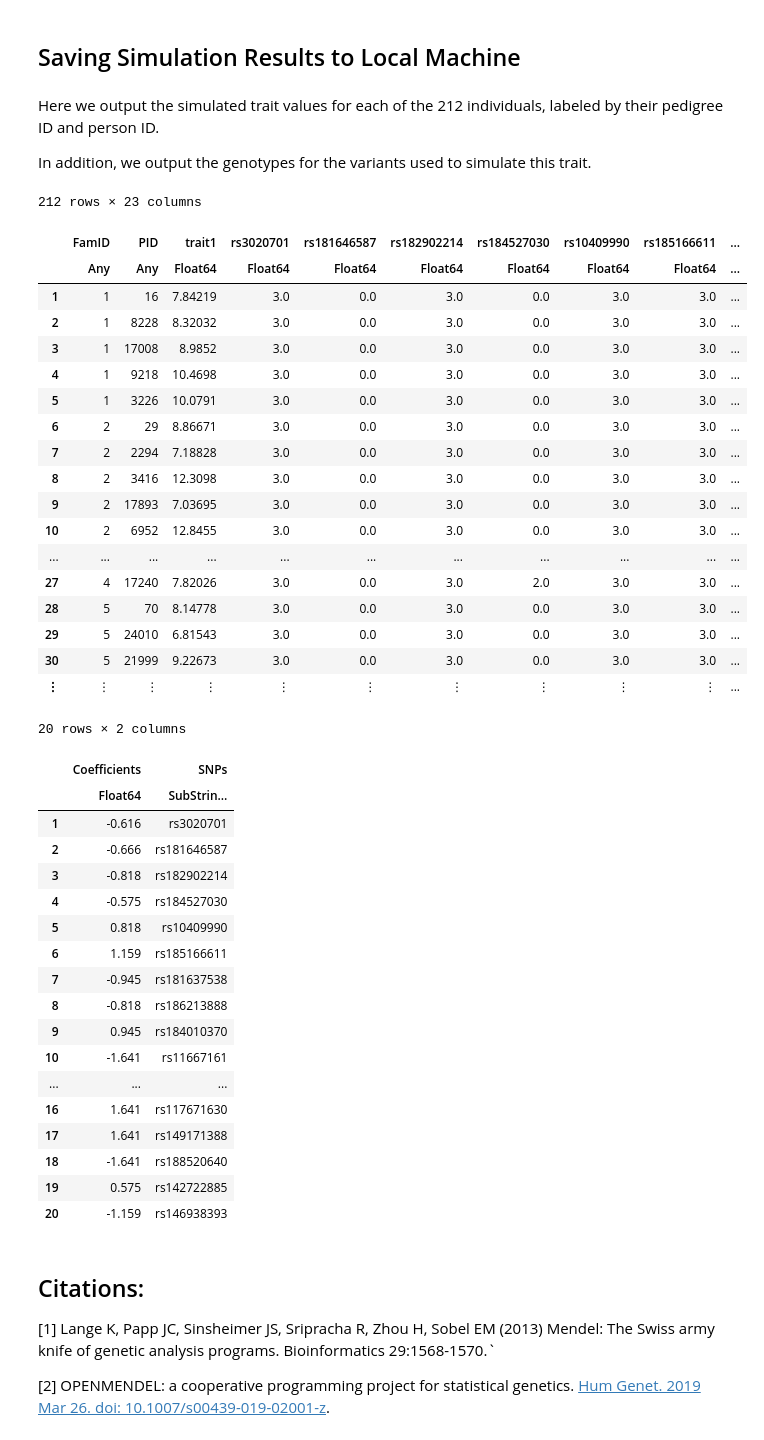
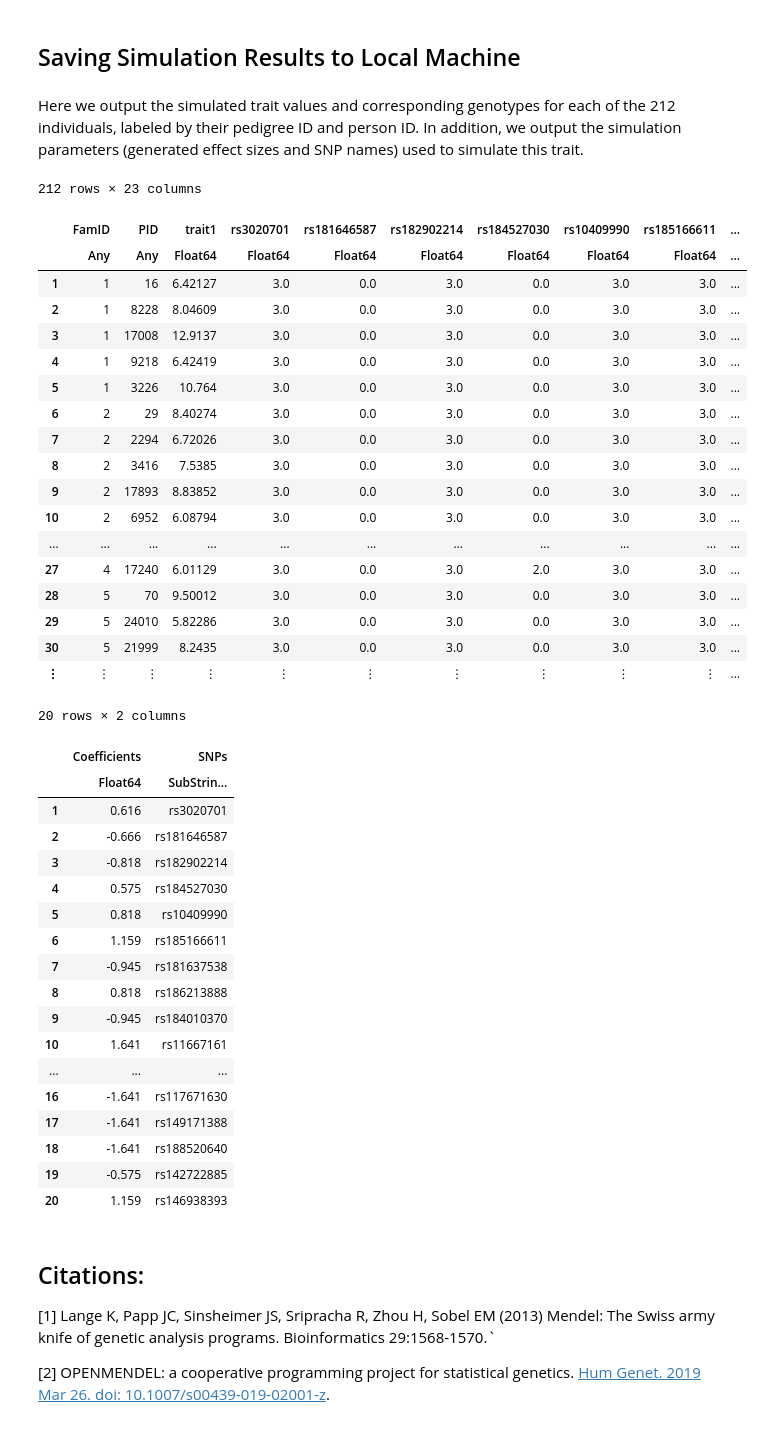
Before and after one commit to OpenMendel/TraitSimulation.jl, a Jupyter notebook: docs/TraitSimulation_28e.ipynb, the cells around one changed output. Saved outputs shown, nothing was run; the diff lists cells and outputs as text; code cells hidden in the pictures.

```diff
--- a/docs/TraitSimulation_28e.ipynb
+++ b/docs/TraitSimulation_28e.ipynb
@@ -768,54 +812,52 @@ describe(trait_rare_20_snps, stats = [:mean, :std, :min, :max, :eltype])
 # %% [markdown]
 ## Saving Simulation Results to Local Machine
 # %% [markdown]
-Here we output the simulated trait values for each of the 212 individuals, labeled by their pedigree ID and person ID.
-
-In addition, we output the genotypes for the variants used to simulate this trait.
+Here we output the simulated trait values and corresponding genotypes for each of the 212 individuals, labeled by their pedigree ID and person ID. In addition, we output the simulation parameters (generated effect sizes and SNP names) used to simulate this trait.
 # %%
-Trait2_mixed = hcat(Fam_Person_id, trait_rare_20_snps, geno_rare20_converted)
+Trait3_rare = hcat(Fam_Person_id, trait_rare_20_snps, geno_rare20_converted)
 # %% [output]
 212 rows × 23 columns
 |  | FamID | PID | trait1 | rs3020701 | rs181646587 | rs182902214 | rs184527030 | rs10409990 | rs185166611 | ... |
 |  | Any | Any | Float64 | Float64 | Float64 | Float64 | Float64 | Float64 | Float64 | ... |
-| 1 | 1 | 16 | 7.84219 | 3.0 | 0.0 | 3.0 | 0.0 | 3.0 | 3.0 | ... |
-| 2 | 1 | 8228 | 8.32032 | 3.0 | 0.0 | 3.0 | 0.0 | 3.0 | 3.0 | ... |
-| 3 | 1 | 17008 | 8.9852 | 3.0 | 0.0 | 3.0 | 0.0 | 3.0 | 3.0 | ... |
-| 4 | 1 | 9218 | 10.4698 | 3.0 | 0.0 | 3.0 | 0.0 | 3.0 | 3.0 | ... |
-| 5 | 1 | 3226 | 10.0791 | 3.0 | 0.0 | 3.0 | 0.0 | 3.0 | 3.0 | ... |
-| 6 | 2 | 29 | 8.86671 | 3.0 | 0.0 | 3.0 | 0.0 | 3.0 | 3.0 | ... |
-| 7 | 2 | 2294 | 7.18828 | 3.0 | 0.0 | 3.0 | 0.0 | 3.0 | 3.0 | ... |
-| 8 | 2 | 3416 | 12.3098 | 3.0 | 0.0 | 3.0 | 0.0 | 3.0 | 3.0 | ... |
-| 9 | 2 | 17893 | 7.03695 | 3.0 | 0.0 | 3.0 | 0.0 | 3.0 | 3.0 | ... |
-| 10 | 2 | 6952 | 12.8455 | 3.0 | 0.0 | 3.0 | 0.0 | 3.0 | 3.0 | ... |
+| 1 | 1 | 16 | 6.42127 | 3.0 | 0.0 | 3.0 | 0.0 | 3.0 | 3.0 | ... |
+| 2 | 1 | 8228 | 8.04609 | 3.0 | 0.0 | 3.0 | 0.0 | 3.0 | 3.0 | ... |
+| 3 | 1 | 17008 | 12.9137 | 3.0 | 0.0 | 3.0 | 0.0 | 3.0 | 3.0 | ... |
+| 4 | 1 | 9218 | 6.42419 | 3.0 | 0.0 | 3.0 | 0.0 | 3.0 | 3.0 | ... |
+| 5 | 1 | 3226 | 10.764 | 3.0 | 0.0 | 3.0 | 0.0 | 3.0 | 3.0 | ... |
+| 6 | 2 | 29 | 8.40274 | 3.0 | 0.0 | 3.0 | 0.0 | 3.0 | 3.0 | ... |
+| 7 | 2 | 2294 | 6.72026 | 3.0 | 0.0 | 3.0 | 0.0 | 3.0 | 3.0 | ... |
+| 8 | 2 | 3416 | 7.5385 | 3.0 | 0.0 | 3.0 | 0.0 | 3.0 | 3.0 | ... |
+| 9 | 2 | 17893 | 8.83852 | 3.0 | 0.0 | 3.0 | 0.0 | 3.0 | 3.0 | ... |
+| 10 | 2 | 6952 | 6.08794 | 3.0 | 0.0 | 3.0 | 0.0 | 3.0 | 3.0 | ... |
 | ... | ... | ... | ... | ... | ... | ... | ... | ... | ... | ... |
-| 27 | 4 | 17240 | 7.82026 | 3.0 | 0.0 | 3.0 | 2.0 | 3.0 | 3.0 | ... |
-| 28 | 5 | 70 | 8.14778 | 3.0 | 0.0 | 3.0 | 0.0 | 3.0 | 3.0 | ... |
-| 29 | 5 | 24010 | 6.81543 | 3.0 | 0.0 | 3.0 | 0.0 | 3.0 | 3.0 | ... |
-| 30 | 5 | 21999 | 9.22673 | 3.0 | 0.0 | 3.0 | 0.0 | 3.0 | 3.0 | ... |
+| 27 | 4 | 17240 | 6.01129 | 3.0 | 0.0 | 3.0 | 2.0 | 3.0 | 3.0 | ... |
+| 28 | 5 | 70 | 9.50012 | 3.0 | 0.0 | 3.0 | 0.0 | 3.0 | 3.0 | ... |
+| 29 | 5 | 24010 | 5.82286 | 3.0 | 0.0 | 3.0 | 0.0 | 3.0 | 3.0 | ... |
+| 30 | 5 | 21999 | 8.2435 | 3.0 | 0.0 | 3.0 | 0.0 | 3.0 | 3.0 | ... |
 | ⋮ | ⋮ | ⋮ | ⋮ | ⋮ | ⋮ | ⋮ | ⋮ | ⋮ | ⋮ | ... |
 # %%
 Coefficients = DataFrame(Coefficients = simulated_effectsizes_chisq)
 SNPs_rare = DataFrame(SNPs = rare_snps_for_simulation)
-Trait2_mixed_sim = hcat(Coefficients, SNPs_rare)
+Trait3_rare_sim = hcat(Coefficients, SNPs_rare)
 # %% [output]
 20 rows × 2 columns
 |  | Coefficients | SNPs |
 |  | Float64 | SubStrin… |
-| 1 | -0.616 | rs3020701 |
+| 1 | 0.616 | rs3020701 |
 | 2 | -0.666 | rs181646587 |
 | 3 | -0.818 | rs182902214 |
-| 4 | -0.575 | rs184527030 |
+| 4 | 0.575 | rs184527030 |
 | 5 | 0.818 | rs10409990 |
 | 6 | 1.159 | rs185166611 |
 | 7 | -0.945 | rs181637538 |
-| 8 | -0.818 | rs186213888 |
-| 9 | 0.945 | rs184010370 |
-| 10 | -1.641 | rs11667161 |
+| 8 | 0.818 | rs186213888 |
+| 9 | -0.945 | rs184010370 |
+| 10 | 1.641 | rs11667161 |
 | ... | ... | ... |
-| 16 | 1.641 | rs117671630 |
-| 17 | 1.641 | rs149171388 |
+| 16 | -1.641 | rs117671630 |
+| 17 | -1.641 | rs149171388 |
 | 18 | -1.641 | rs188520640 |
-| 19 | 0.575 | rs142722885 |
-| 20 | -1.159 | rs146938393 |
+| 19 | -0.575 | rs142722885 |
+| 20 | 1.159 | rs146938393 |
 # %%
 #cd("/Users") #change to home directory
```
Also changed, not shown: parts of 35 cells of this notebook, 3 other files.
